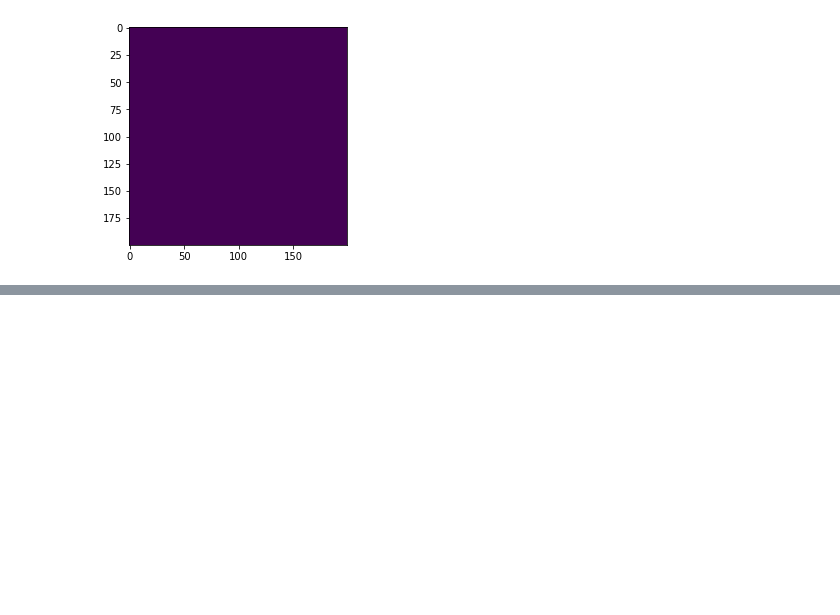
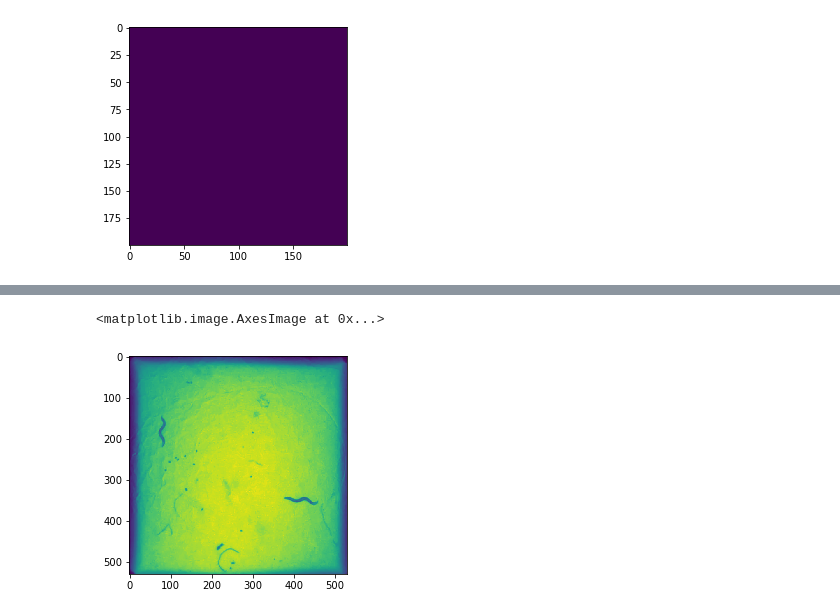
Before and after one commit to RosaryYao/msc_wormtracking, a Jupyter notebook: results.ipynb, the cells around one changed output, grey strips where cells are left out. Saved outputs shown, nothing was run; the diff lists cells and outputs as text; code cells hidden in the pictures; blank space fills up the shorter version.

```diff
--- a/results.ipynb
+++ b/results.ipynb
@@ -201,0 +252,5 @@ plt.imshow(w_6819_1_a6_1_mask[10][200:400, 0:200])
+# %%
+plt.imshow(raw_1[0])
+# %% [output]
+<matplotlib.image.AxesImage at 0x...>
+[figure, added]
```
Also changed, not shown: parts of 18 cells of this notebook.
